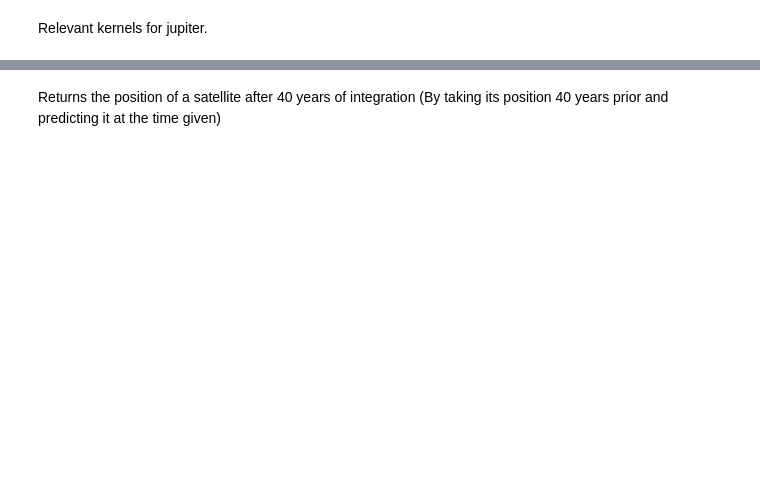
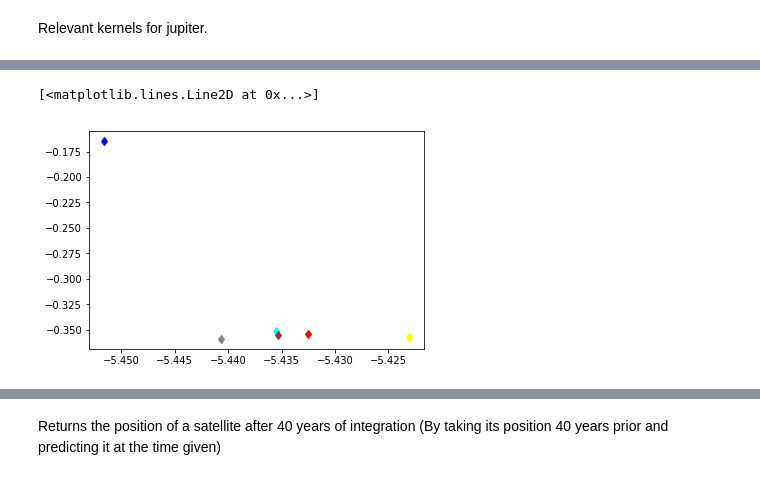
Before and after one commit to Alexandros101/Irregular-Satellites, a Jupyter notebook: ImageScanner.ipynb, the cells around one changed output, grey strips where cells are left out. Drawn from its saved outputs; the diff is of its cells as text; code cells hidden in the pictures; blank space fills up the shorter version.

```diff
--- a/ImageScanner.ipynb
+++ b/ImageScanner.ipynb
@@ -419,0 +430,10 @@ Wall time: 24.6 s
+# %%
+plt.plot(x[-1][0],y[-1][0],"d",color = "blue")
+plt.plot(x[-2][0],y[-2][0],"d",color = "yellow")
+plt.plot(x[-3][0],y[-3][0],"d",color = "gray")
+plt.plot(x[-4][0],y[-4][0],"d",color = "cyan")
+plt.plot(x[-5][0],y[-5][0],"d",color = "red")
+plt.plot(x[-6][0],y[-6][0],"d",color = "brown")
+# %% [output]
+[<matplotlib.lines.Line2D at 0x...>]
+[figure, added]
```
Also changed, not shown: parts of 22 cells of this notebook, 2 other files.
